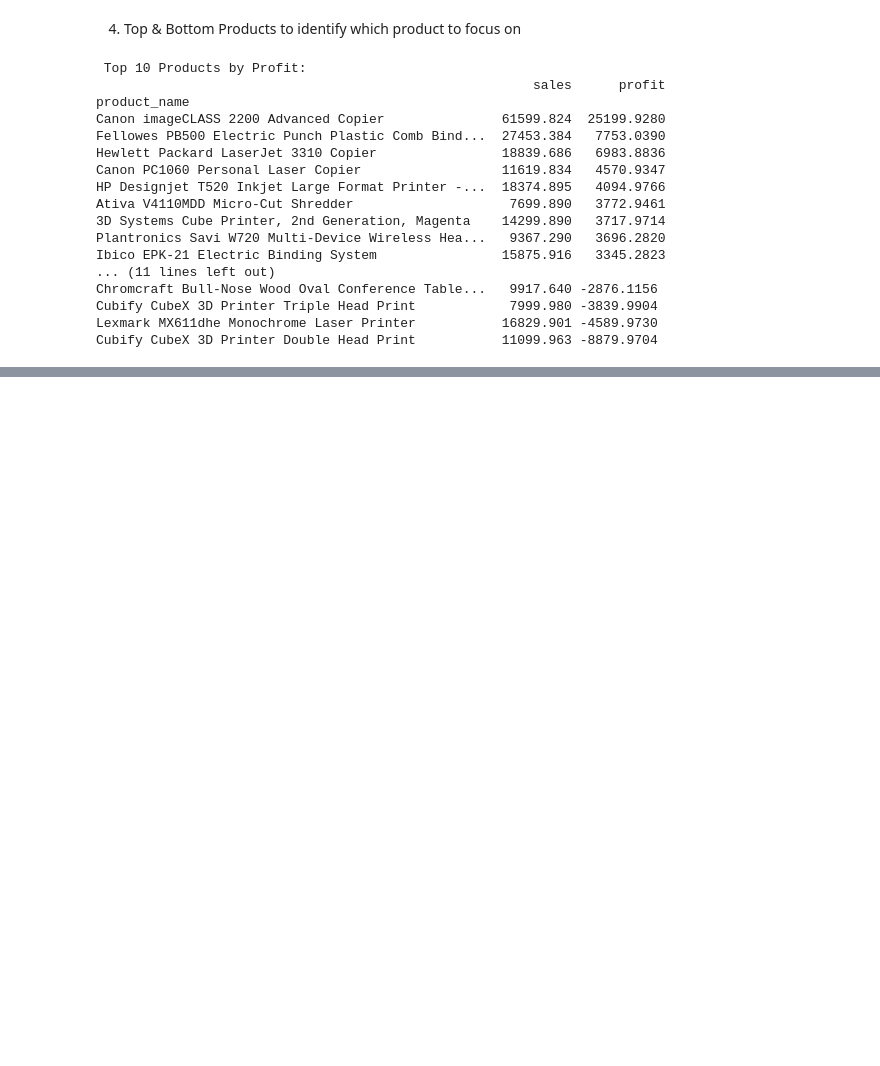
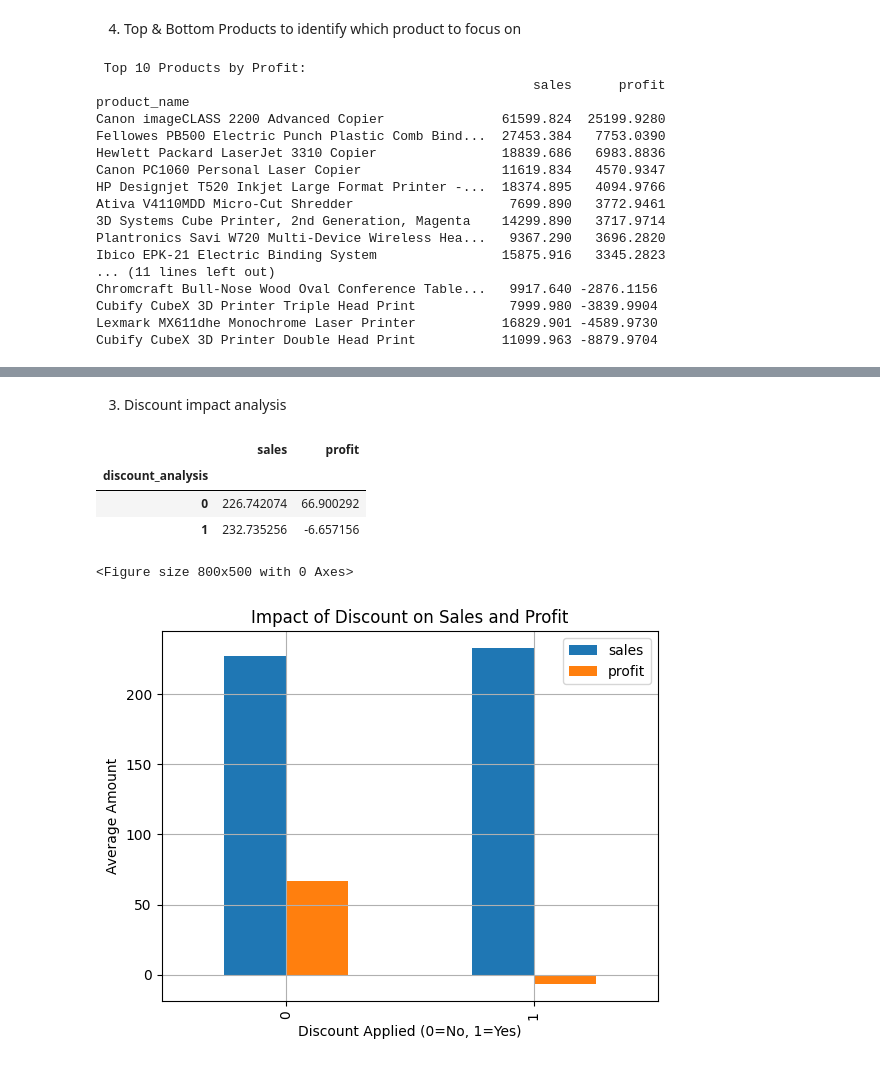
Before and after one commit to Achbabita/Sales-Performance-Analysis-and-Forecasting, a Jupyter notebook: Notebook/data_overview.ipynb, the cells around one changed output, grey strips where cells are left out. Cells and saved outputs as stored; diff of their text form; code cells hidden in the pictures; blank space fills up the shorter version.

```diff
--- a/Notebook/data_overview.ipynb
+++ b/Notebook/data_overview.ipynb
@@ -340,0 +388,22 @@ Cubify CubeX 3D Printer Double Head Print           11099.963 -8879.9704
+# %% [markdown]
+3. Discount impact analysis
+# %%
+df['discount_analysis'] =(df['discount']>0).astype(int)
+discount_impact = df.groupby('discount_analysis')[['sales', 'profit']].mean()
+display(discount_impact)
+
+# visualisation
+plt.figure(figsize=(8,5))
+discount_impact.plot(kind='bar', color=['#1f77b4', '#ff7f0e'])
+plt.grid(True, zorder=2)
+plt.title('Impact of Discount on Sales and Profit')
+plt.xlabel('Discount Applied (0=No, 1=Yes)')
+plt.ylabel('Average Amount')
+plt.show()
+# %% [output]
+|  | sales | profit |
+| discount_analysis |  |  |
+| 0 | 226.742074 | 66.900292 |
+| 1 | 232.735256 | -6.657156 |
+<Figure size 800x500 with 0 Axes>
+[figure, added]
```
Also changed, not shown: parts of 8 cells of this notebook.
